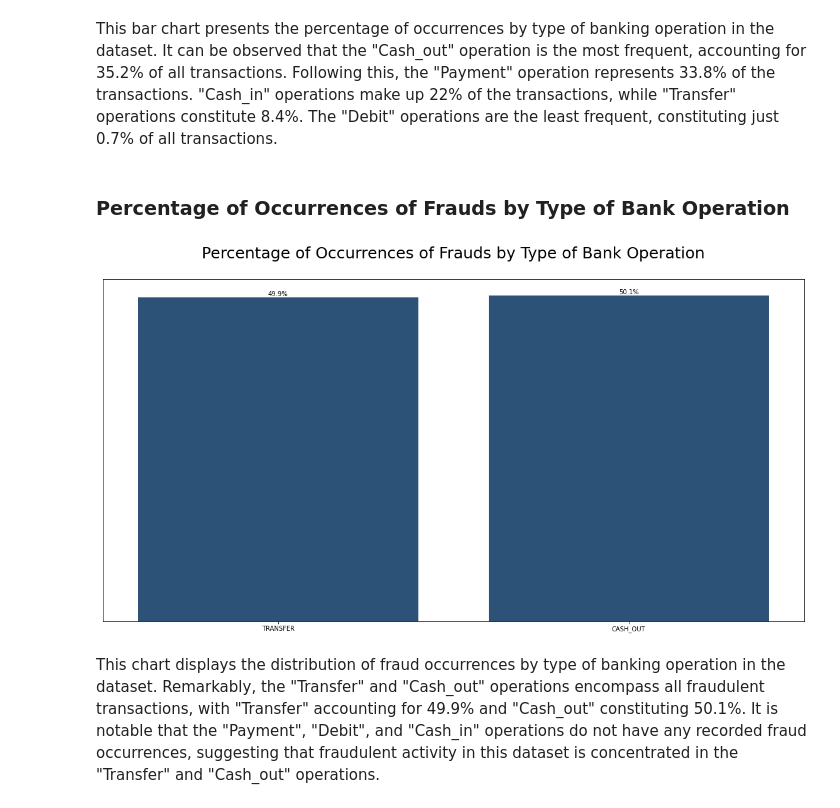
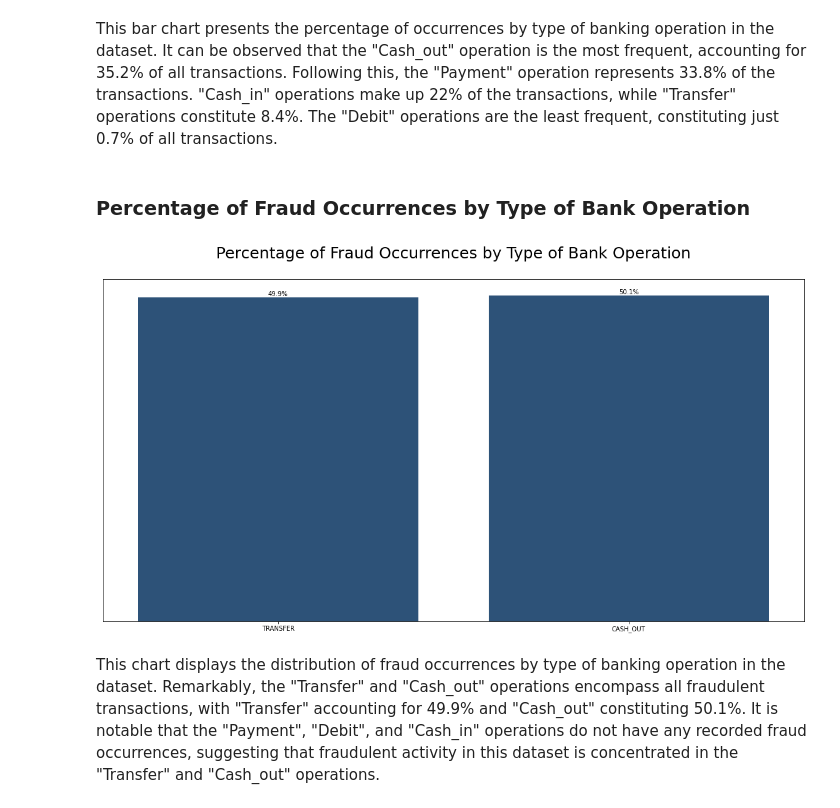
Before and after one commit to lucasaltm/Fraud_Detection, a Jupyter notebook: Fraud_Detection.ipynb, the cells around one changed output. Cells and saved outputs as stored; diff of their text form; code cells hidden in the pictures.

```diff
--- a/Fraud_Detection.ipynb
+++ b/Fraud_Detection.ipynb
@@ -153,25 +153,25 @@ plt.show()
 # %% [markdown]
 This bar chart presents the percentage of occurrences by type of banking operation in the dataset. It can be observed that the "Cash_out" operation is the most frequent, accounting for 35.2% of all transactions. Following this, the "Payment" operation represents 33.8% of the transactions. "Cash_in" operations make up 22% of the transactions, while "Transfer" operations constitute 8.4%. The "Debit" operations are the least frequent, constituting just 0.7% of all transactions.
 # %% [markdown]
-### Percentage of Occurrences of Frauds by Type of Bank Operation
+### Percentage of Fraud Occurrences by Type of Bank Operation
 # %%
 frauds = df[df['isFraud'] == 1]
 plt.figure(figsize = (20,10))
-plt.title('Percentage of Occurrences of Frauds by Type of Bank Operation',fontsize=25, y=1.05)
+plt.title('Percentage of Fraud Occurrences by Type of Bank Operation',fontsize=25, y=1.05)
 colors = ["#215284", "#215284"]
 ax = sns.countplot(x=frauds.type, palette = colors)
 
 for p in ax.patches:
     ax.annotate('{:.1f}%'.format(100 * p.get_height()/len(frauds.type)), (p.get_x() + p.get_width() / 2, p.get_height()), ha='center', va='bottom')
 
 ax.set(yticklabels=[])
 ax.set_xlabel('');
 ax.set_ylabel('');
 ax.yaxis.set_ticks([])
 
 plt.show()
 # %% [output]
-[figure, old version]
+[figure, new version]
 # %% [markdown]
 This chart displays the distribution of fraud occurrences by type of banking operation in the dataset. Remarkably, the "Transfer" and "Cash_out" operations encompass all fraudulent transactions, with "Transfer" accounting for 49.9% and "Cash_out" constituting 50.1%. It is notable that the "Payment", "Debit", and "Cash_in" operations do not have any recorded fraud occurrences, suggesting that fraudulent activity in this dataset is concentrated in the "Transfer" and "Cash_out" operations.
 # %% [markdown]
```
Also changed, not shown: parts of 12 cells of this notebook.
